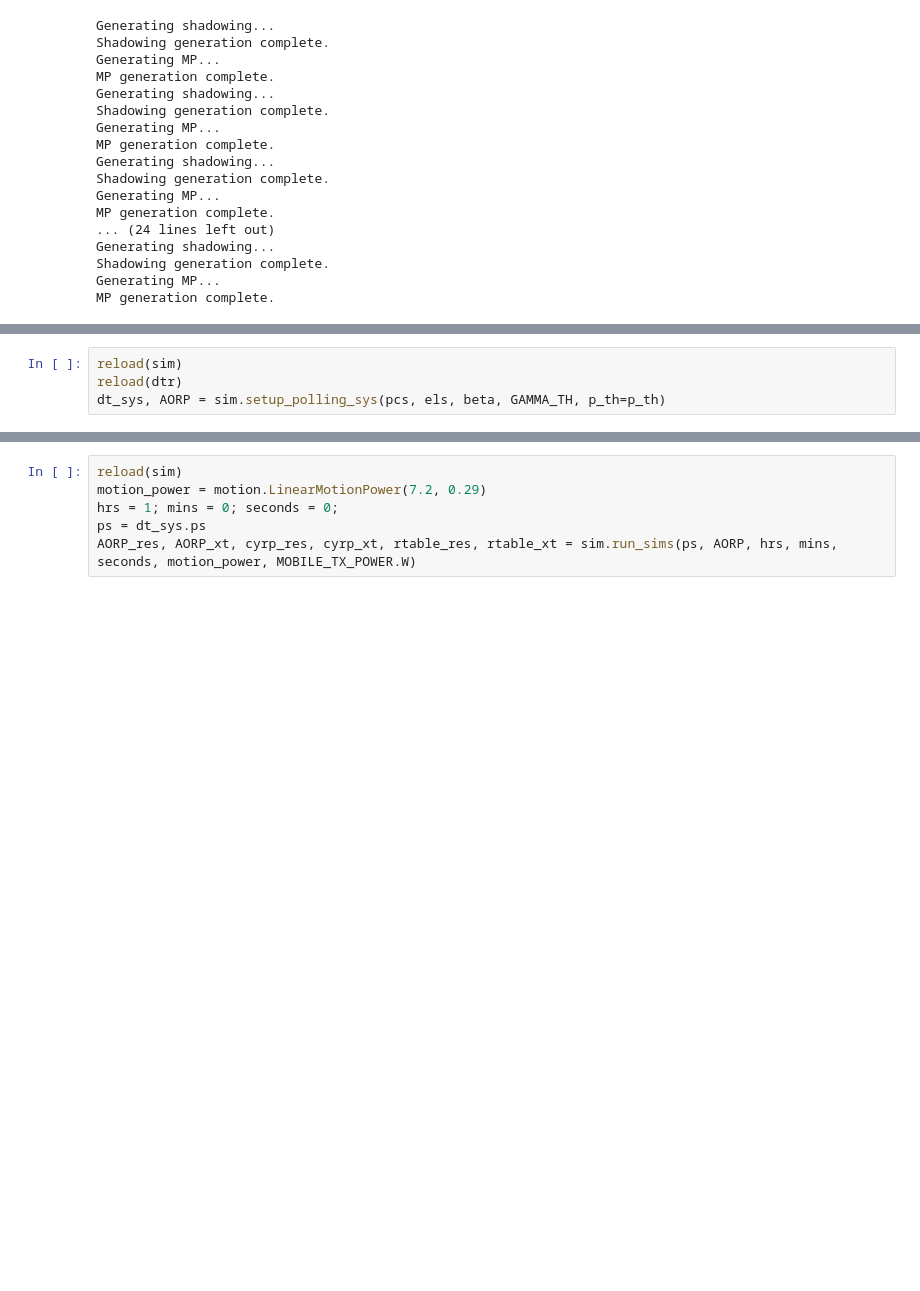
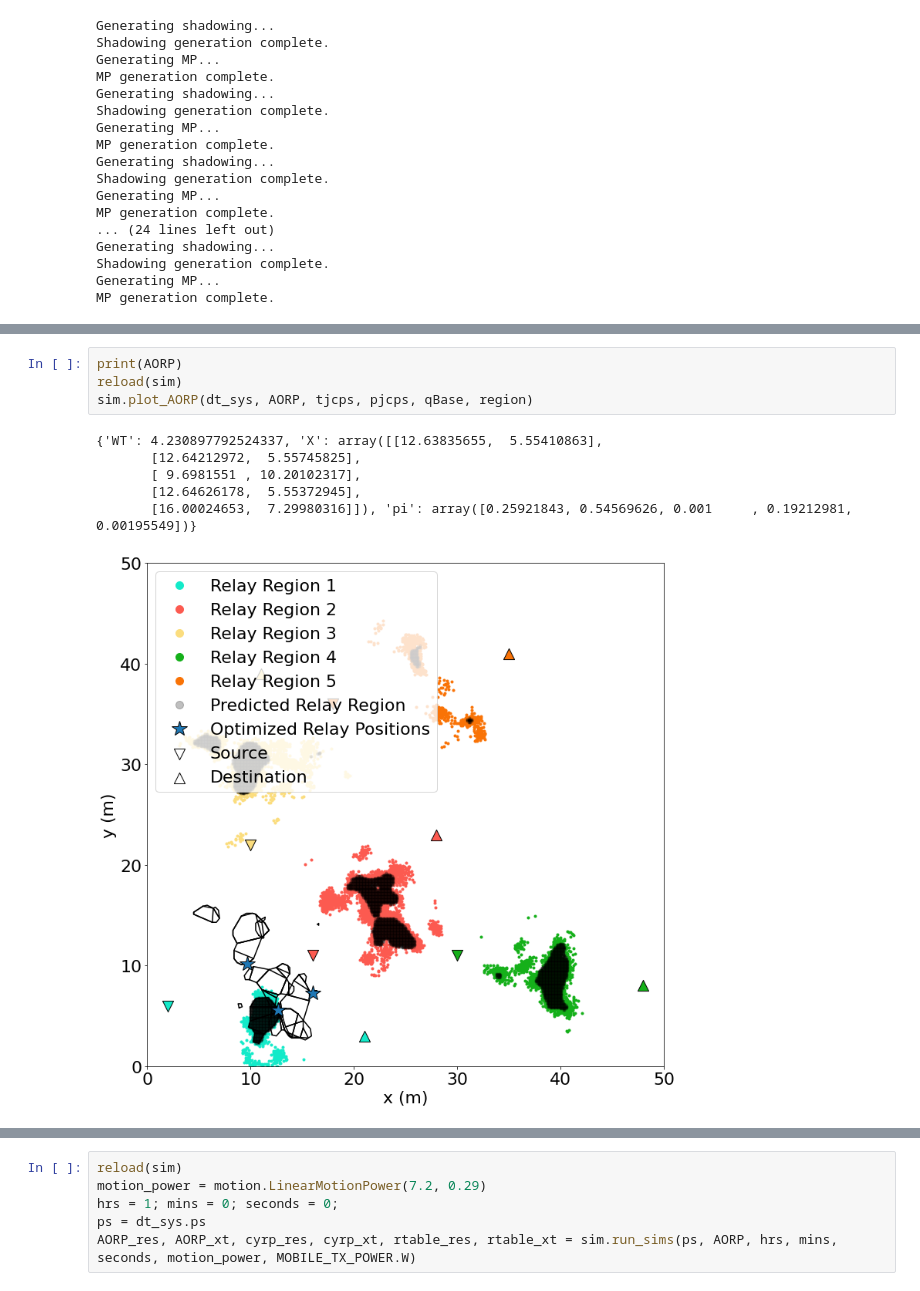
Before and after one commit to zhiyunjiang/CommMotionPlanning, a Jupyter notebook: python/touring_relay/FIG six pairs.ipynb, the cells around one changed output, grey strips where cells are left out. Cells and saved outputs as stored; diff of their text form; blank space fills up the shorter version.

```diff
--- a/python/touring_relay/FIG six pairs.ipynb
+++ b/python/touring_relay/FIG six pairs.ipynb
@@ -184,7 +184,14 @@ Constructed 1 possibly non-convex polygons
-# %%
-reload(sim)
-reload(dtr)
-dt_sys, AORP = sim.setup_polling_sys(pcs, els, beta, GAMMA_TH, p_th=p_th)
+# %%
+print(AORP)
+reload(sim)
+sim.plot_AORP(dt_sys, AORP, tjcps, pjcps, qBase, region)
+# %% [output]
+{'WT': 4.230897792524337, 'X': array([[12.63835655,  5.55410863],
+       [12.64212972,  5.55745825],
+       [ 9.6981551 , 10.20102317],
+       [12.64626178,  5.55372945],
+       [16.00024653,  7.29980316]]), 'pi': array([0.25921843, 0.54569626, 0.001     , 0.19212981, 0.00195549])}
+[figure, added]
 # %%
 reload(sim)
 sim.plot_AORP(dt_sys, AORP, tjcps, pjcps, qBase, region)
```
Also changed, not shown: parts of 5 cells of this notebook, 5 other files.
